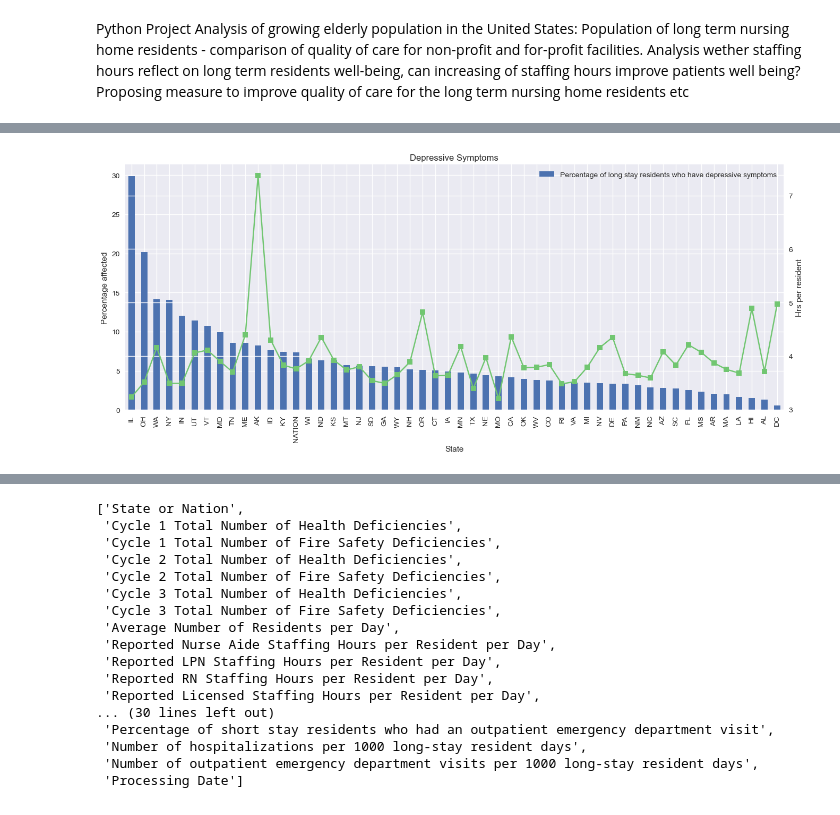
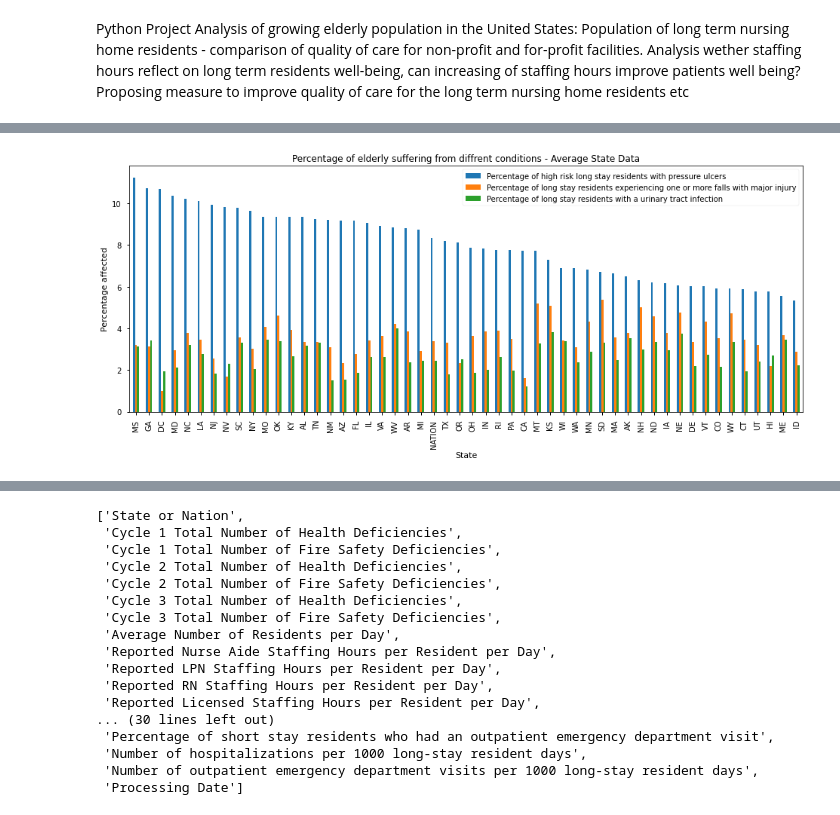
Before and after one commit to AlexGalczak/Python-term-project, a Jupyter notebook: AG Python Project.ipynb, the cells around one changed output, grey strips where cells are left out. Saved outputs shown, nothing was run; the diff lists cells and outputs as text; code cells hidden in the pictures.

```diff
--- a/AG Python Project.ipynb
+++ b/AG Python Project.ipynb
@@ -118,19 +32,14 @@ plt.show()
-# %%
-plt.rcParams["figure.figsize"] = [16, 6]
-
-
-state_ave_plot = (state_ave.sort_values('Percentage of long stay residents who have depressive symptoms',\
-                     ascending = False).plot.bar(x='State or Nation',
-                        y=['Percentage of long stay residents who have depressive symptoms']
-                                    , rot=90,
-                  title = 'Depressive Symptoms', xlabel = 'State', ylabel = 'Percentage affected'))
-
-ax2=state_ave_plot.twinx()
-
-ax2.plot(state_ave.sort_values('Percentage of long stay residents who have depressive symptoms',\
-                     ascending = False)['State or Nation'], state_ave.sort_values('Percentage of long stay residents who have depressive symptoms',\
-                     ascending = False)['Reported Total Nurse Staffing Hours per Resident per Day'], color = '#71C671', marker = "s")
-ax2.set_ylabel("Hrs per resident")
-plt.show()
-# %% [output]
-[figure, removed]
+# %%
+plt.rcParams["figure.figsize"] = [16, 6]
+
+
+state_ave_plot = (state_ave.sort_values('Percentage of high risk long stay residents with pressure ulcers',\
+                     ascending = False).plot.bar(x='State or Nation',
+                        y=['Percentage of high risk long stay residents with pressure ulcers',
+                            'Percentage of long stay residents experiencing one or more falls with major injury',
+                           'Percentage of long stay residents with a urinary tract infection']
+                                    , rot=90,
+                  title = 'Percentage of elderly suffering from diffrent conditions - Average State Data', xlabel = 'State', ylabel = 'Percentage affected'))
+#state_ave_plot.axis()
+# %% [output]
+[figure, added]
```
Also changed, not shown: parts of 19 cells of this notebook.
